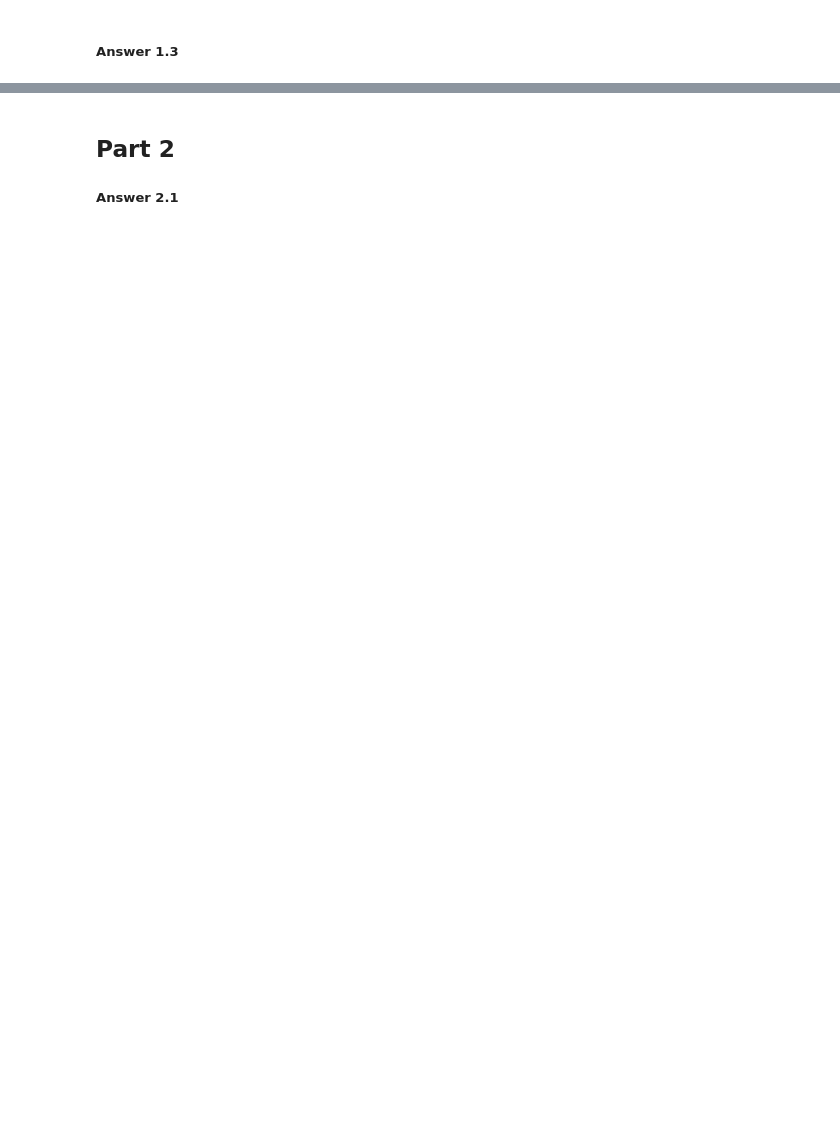
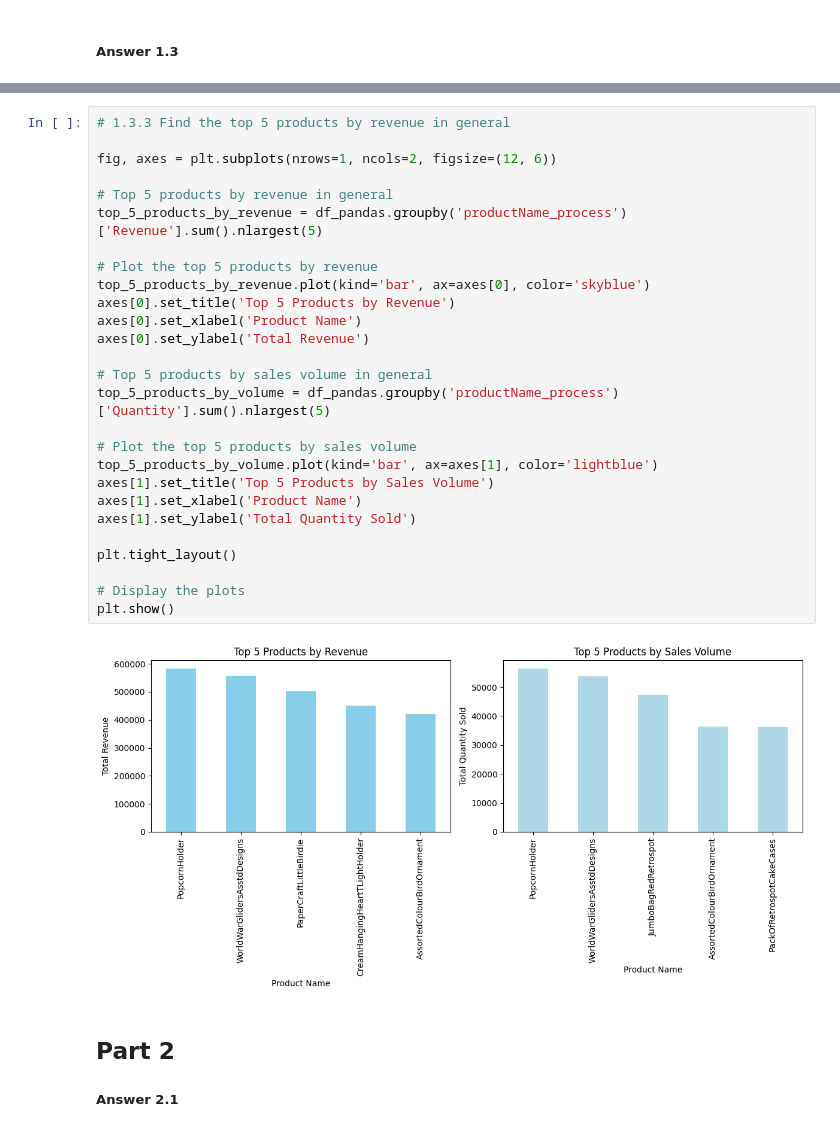
Before and after one commit to VourltazScriptSkid/assignmenttask2, a Jupyter notebook: SIT742AssignmentTask2.ipynb, the cells around one changed output, grey strips where cells are left out. Drawn from its saved outputs; the diff is of its cells as text; blank space fills up the shorter version.

```diff
--- a/SIT742AssignmentTask2.ipynb
+++ b/SIT742AssignmentTask2.ipynb
@@ -38,3 +156,32 @@ display(df.head(n=10))
+# %%
+# 1.3.3 Find the top 5 products by revenue in general
+
+fig, axes = plt.subplots(nrows=1, ncols=2, figsize=(12, 6))
+
+# Top 5 products by revenue in general
+top_5_products_by_revenue = df_pandas.groupby('productName_process')['Revenue'].sum().nlargest(5)
+
+# Plot the top 5 products by revenue
+top_5_products_by_revenue.plot(kind='bar', ax=axes[0], color='skyblue')
+axes[0].set_title('Top 5 Products by Revenue')
+axes[0].set_xlabel('Product Name')
+axes[0].set_ylabel('Total Revenue')
+
+# Top 5 products by sales volume in general
+top_5_products_by_volume = df_pandas.groupby('productName_process')['Quantity'].sum().nlargest(5)
+
+# Plot the top 5 products by sales volume
+top_5_products_by_volume.plot(kind='bar', ax=axes[1], color='lightblue')
+axes[1].set_title('Top 5 Products by Sales Volume')
+axes[1].set_xlabel('Product Name')
+axes[1].set_ylabel('Total Quantity Sold')
+
+plt.tight_layout()
+
+# Display the plots
+plt.show()
+# %% [output]
+[figure, added]
 # %% [markdown]
 ## Part 2
 
```
Also changed, not shown: parts of 8 cells of this notebook.
